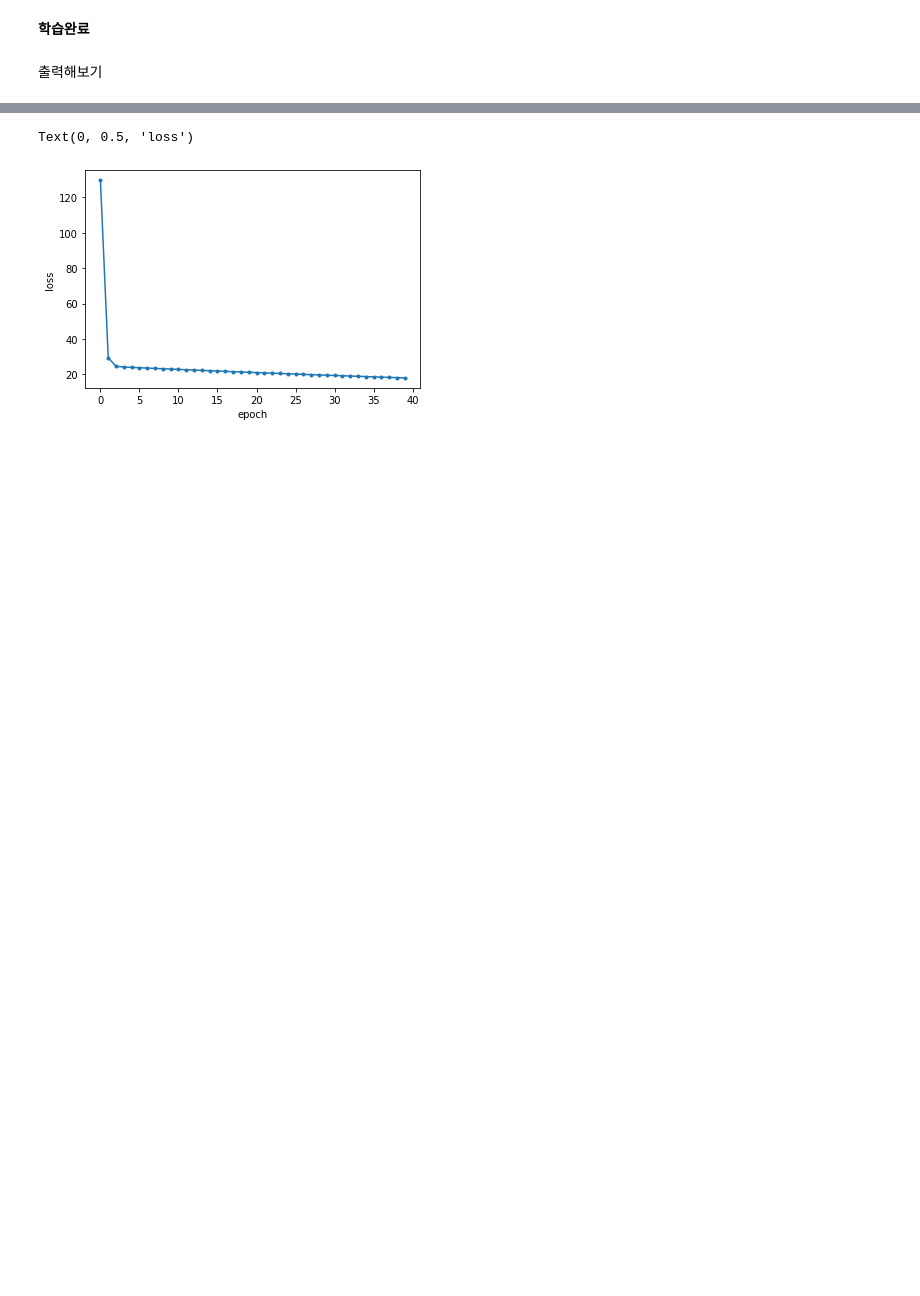
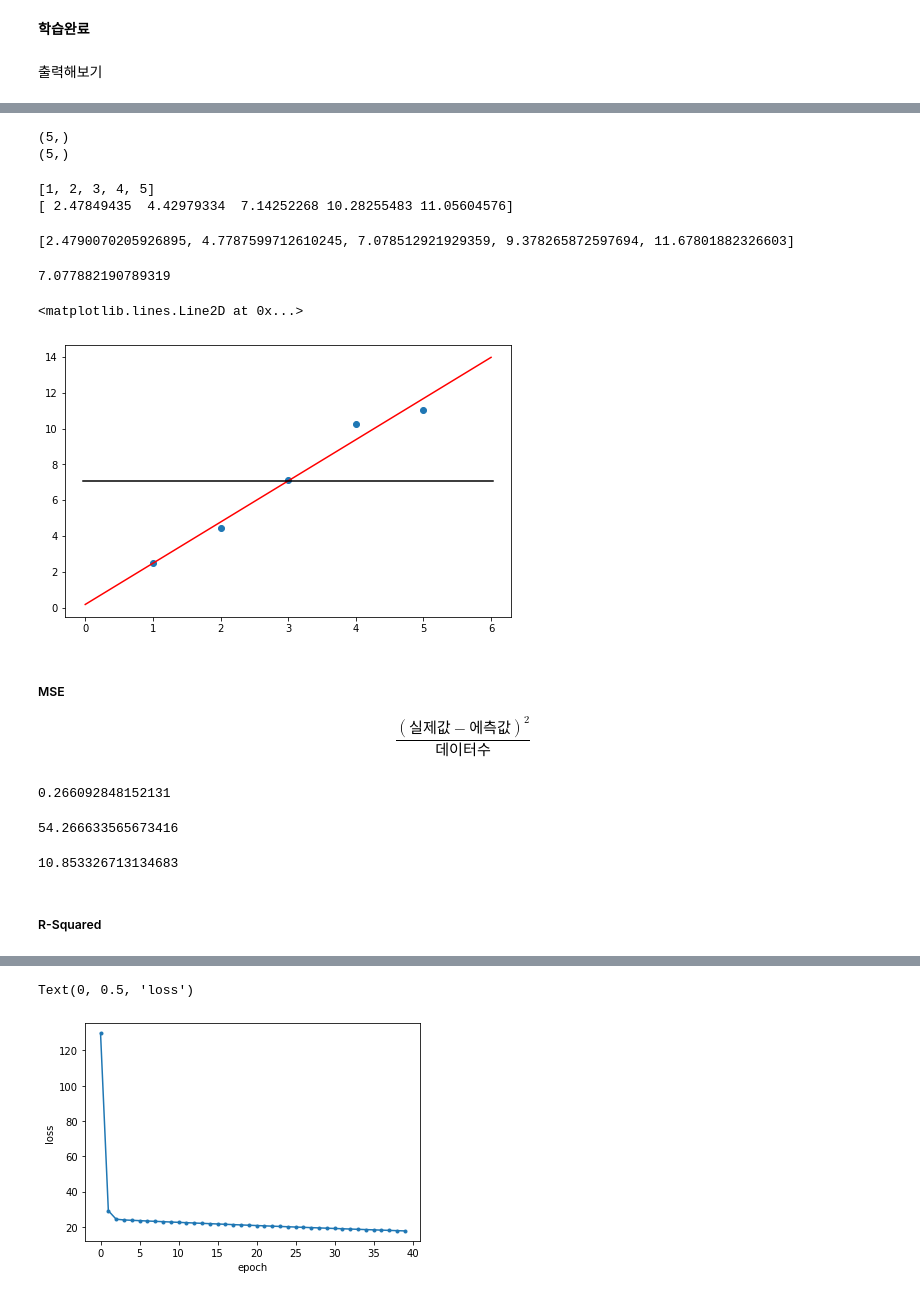
Before and after one commit to soc06099/Undergrad-DeepLearning-20Fall, a Jupyter notebook: 02_ML_Basic/01_linear_regression_using_tensorflow_homework.ipynb, the cells around one changed output, grey strips where cells are left out. Cells and saved outputs as stored; diff of their text form; code cells hidden in the pictures; blank space fills up the shorter version.

```diff
--- a/02_ML_Basic/01_linear_regression_using_tensorflow_homework.ipynb
+++ b/02_ML_Basic/01_linear_regression_using_tensorflow_homework.ipynb
@@ -172,0 +180,14 @@ Text(0.5, 1.0, 'y = 2.033615x + 0.9776195')
+# %%
+x = np.array(x_train)
+y = np.array(y_train)
+print(x.shape)
+print(y.shape)
+# %% [output]
+(5,)
+(5,)
+# %%
+print(x_train)
+print(y_train)
+# %% [output]
+[1, 2, 3, 4, 5]
+[ 2.47849435  4.42979334  7.14252268 10.28255483 11.05604576]
@@ -172,0 +199,45 @@ Text(0.5, 1.0, 'y = 2.033615x + 0.9776195')
+# %%
+print(reg_y)
+# %% [output]
+[2.4790070205926895, 4.7787599712610245, 7.078512921929359, 9.378265872597694, 11.67801882326603]
+# %%
+mean = np.mean(y_train)
+print(mean)
+# %% [output]
+7.077882190789319
+# %%
+plt.figure(figsize=(8,5))
+plt.plot(x_train, y_train, marker='o', linestyle = ' ')  # 실제값
+plt.plot(x1, y1, color = 'red')  #regression line
+plt.axhline(y = mean, xmin = 0.04, xmax = 0.96, color = 'black') #mean
+# %% [output]
+<matplotlib.lines.Line2D at 0x...>
+[figure, added]
+# %% [markdown]
+##### MSE
+
+$$ \frac{(실제값 - 에측값)^2}{데이터수} $$
+# %%
+# 실제값 = y_train
+# 예측값 = reg_y
+# 데이터 수 = 5
+# avg_MSE = mean_squared_error(y_train, mean)
+reg_MSE = mean_squared_error(y_train, reg_y)
+print(mean_squared_error(y_train, reg_y))
+# %% [output]
+0.266092848152131
+# %%
+err = 0
+for i in range(len(x_train)):
+    err += (y_train[i]-mean)**2
+
+print(err)
+# %% [output]
+54.266633565673416
+# %%
+avg_MSE = err/5
+print(avg_MSE)
+# %% [output]
+10.853326713134683
+# %% [markdown]
+##### R-Squared
```
Also changed, not shown: parts of 60 cells of this notebook.
